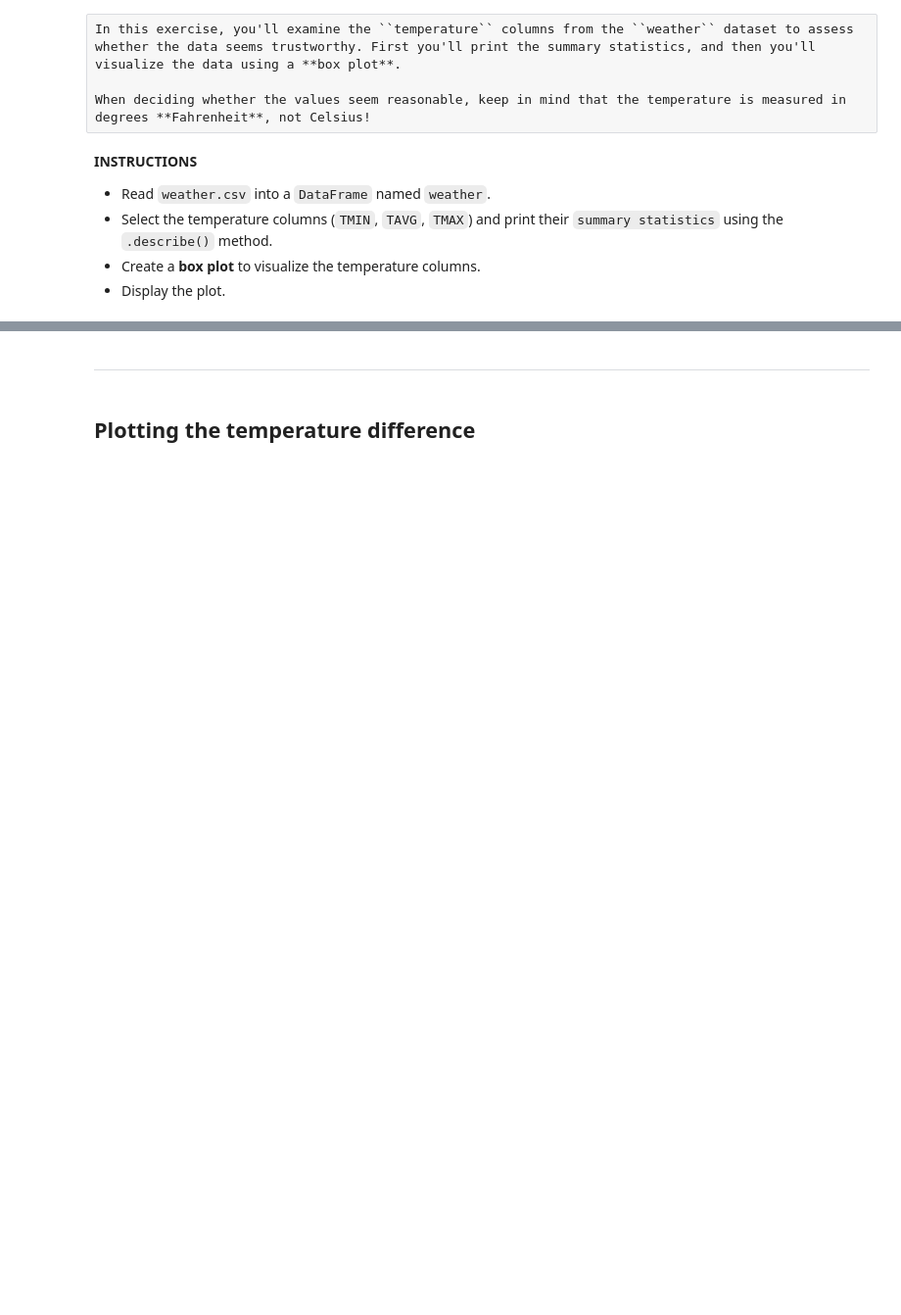
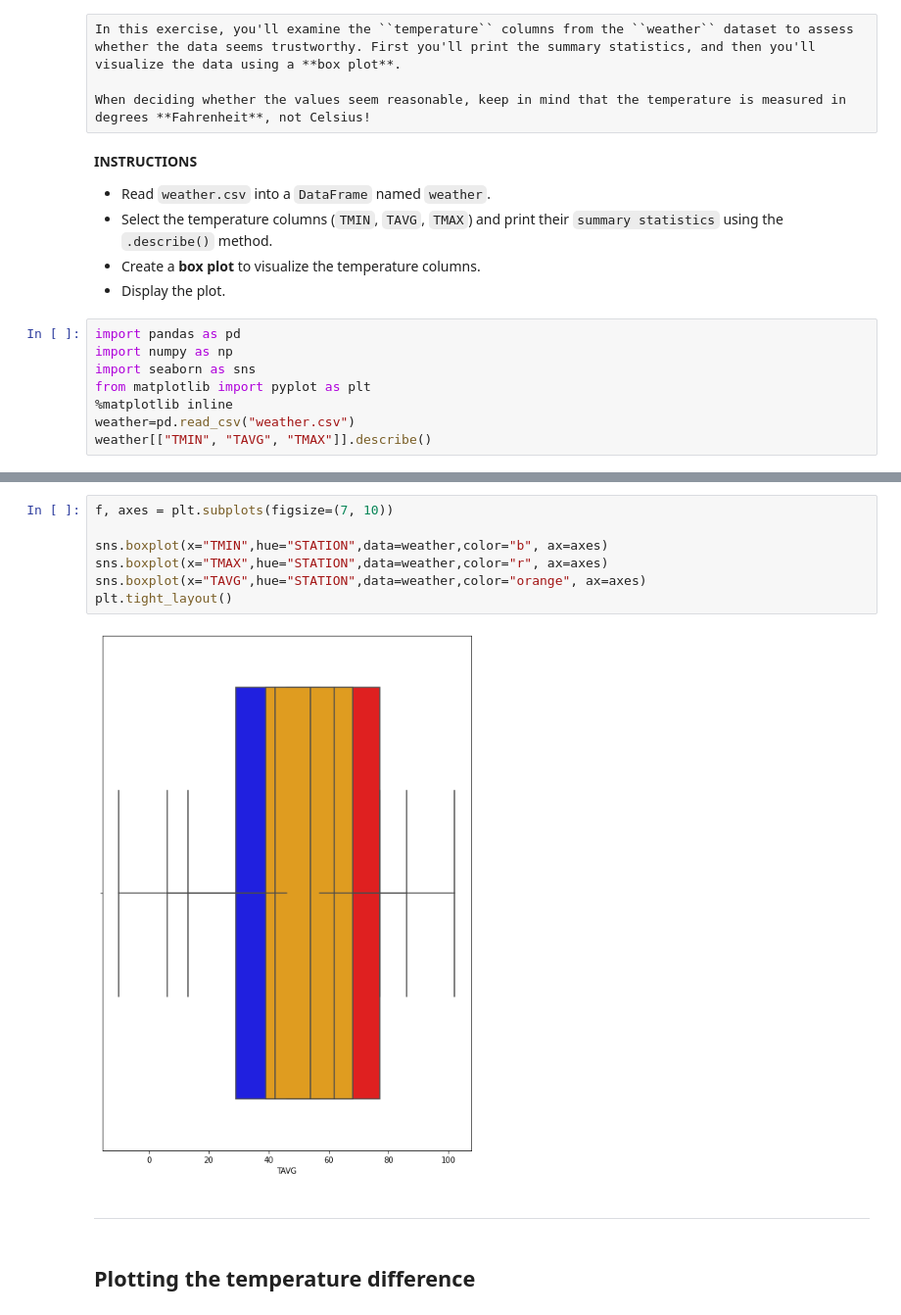
Before and after one commit to idenw/Statistics-Data-Analysis-with-Python-Data-Visualization-with-Python, a Jupyter notebook: 01-EU_DS_DAPy_M1-(TrafficPoliceStops)/04-analyzing-the-effect-of-weather-on-policing(Student).ipynb, the cells around one changed output, grey strips where cells are left out. Shown at 98% size. Cells and saved outputs as stored; diff of their text form; blank space fills up the shorter version.

```diff
--- a/01-EU_DS_DAPy_M1-(TrafficPoliceStops)/04-analyzing-the-effect-of-weather-on-policing(Student).ipynb
+++ b/01-EU_DS_DAPy_M1-(TrafficPoliceStops)/04-analyzing-the-effect-of-weather-on-policing(Student).ipynb
@@ -21,3 +21,11 @@ When deciding whether the values seem reasonable, keep in mind that the temperat
 *   Select the temperature columns (``TMIN``, ``TAVG``, ``TMAX``) and print their ``summary statistics`` using the ``.describe()`` method.
 *   Create a **box plot** to visualize the temperature columns.
 *   Display the plot.
+# %%
+import pandas as pd
+import numpy as np
+import seaborn as sns
+from matplotlib import pyplot as plt
+%matplotlib inline
+weather=pd.read_csv("weather.csv")
+weather[["TMIN", "TAVG", "TMAX"]].describe()
@@ -24,3 +73,12 @@ When deciding whether the values seem reasonable, keep in mind that the temperat
+# %%
+f, axes = plt.subplots(figsize=(7, 10))
+
+sns.boxplot(x="TMIN",hue="STATION",data=weather,color="b", ax=axes)
+sns.boxplot(x="TMAX",hue="STATION",data=weather,color="r", ax=axes)
+sns.boxplot(x="TAVG",hue="STATION",data=weather,color="orange", ax=axes)
+plt.tight_layout()
+# %% [output]
+[figure, added]
 # %% [markdown]
 ***
 # %% [markdown]
```
Also changed, not shown: parts of 5 cells of this notebook, 2 other files.
